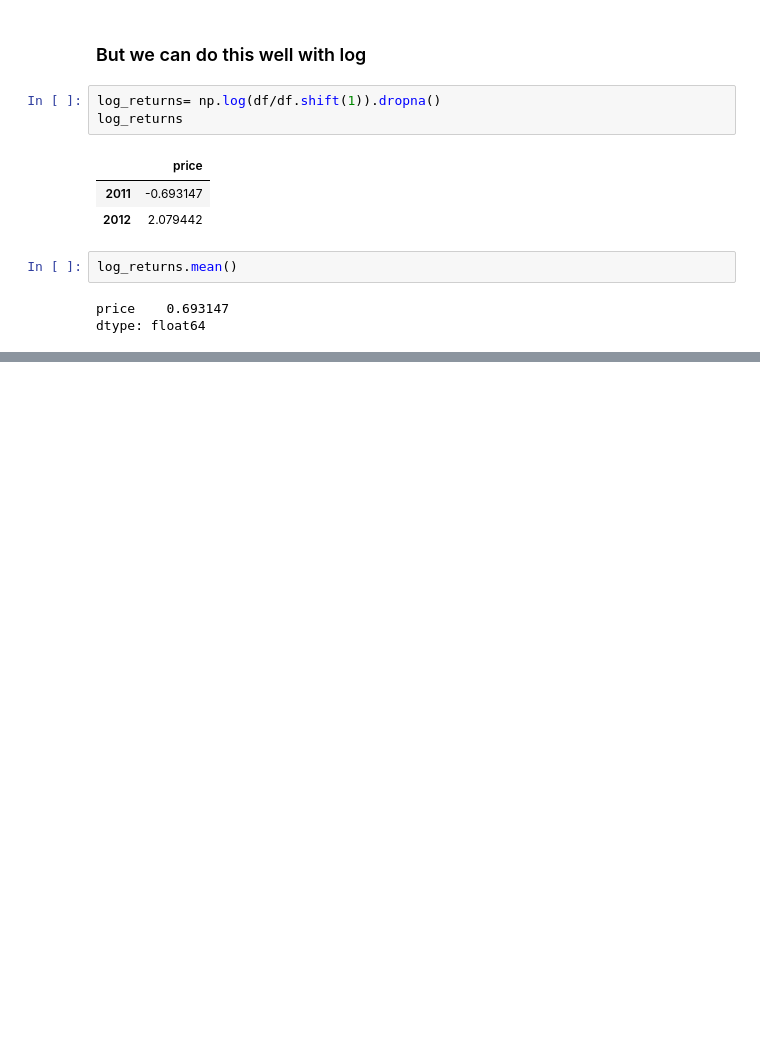
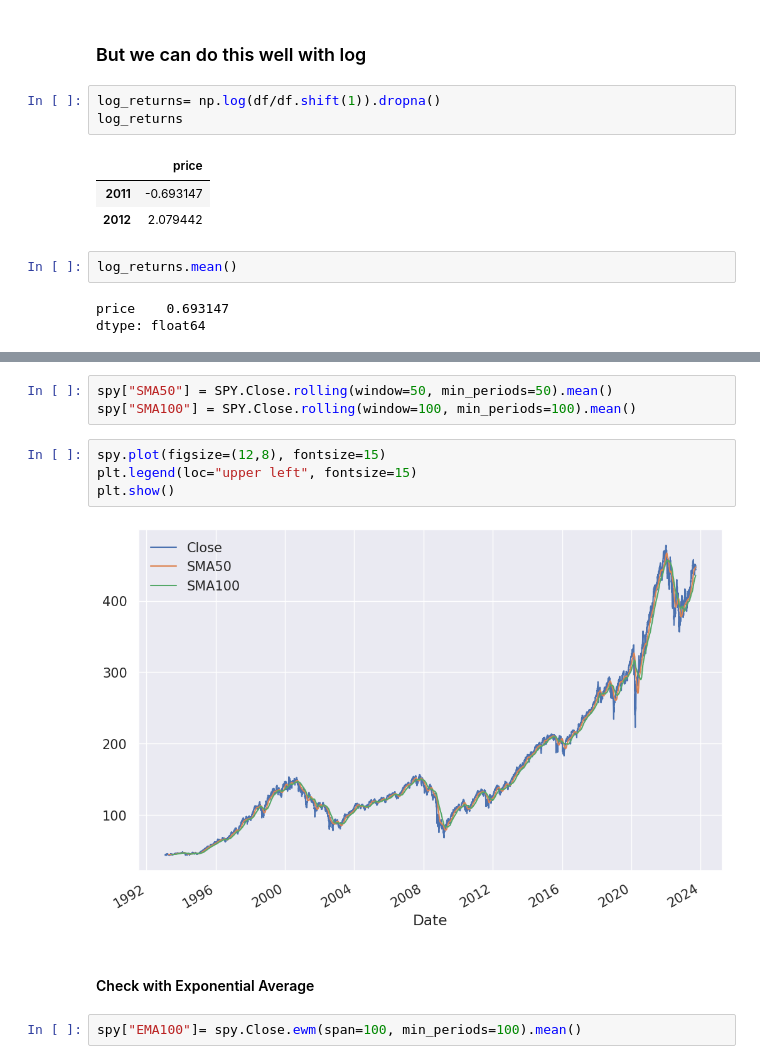
Before and after one commit to tuxlimr/Celery_Preprocessing, a Jupyter notebook: QuantEngineer_NASDAQ_Yahoo.ipynb, the cells around one changed output, grey strips where cells are left out. Saved outputs shown, nothing was run; the diff lists cells and outputs as text; blank space fills up the shorter version.

```diff
--- a/QuantEngineer_NASDAQ_Yahoo.ipynb
+++ b/QuantEngineer_NASDAQ_Yahoo.ipynb
@@ -581,0 +618,13 @@ dtype: float64
+# %%
+spy["SMA50"] = SPY.Close.rolling(window=50, min_periods=50).mean()
+spy["SMA100"] = SPY.Close.rolling(window=100, min_periods=100).mean()
+# %%
+spy.plot(figsize=(12,8), fontsize=15)
+plt.legend(loc="upper left", fontsize=15)
+plt.show()
+# %% [output]
+[figure, added]
+# %% [markdown]
+#### Check with Exponential Average
+# %%
+spy["EMA100"]= spy.Close.ewm(span=100, min_periods=100).mean()
```
Also changed, not shown: parts of 10 cells of this notebook.
